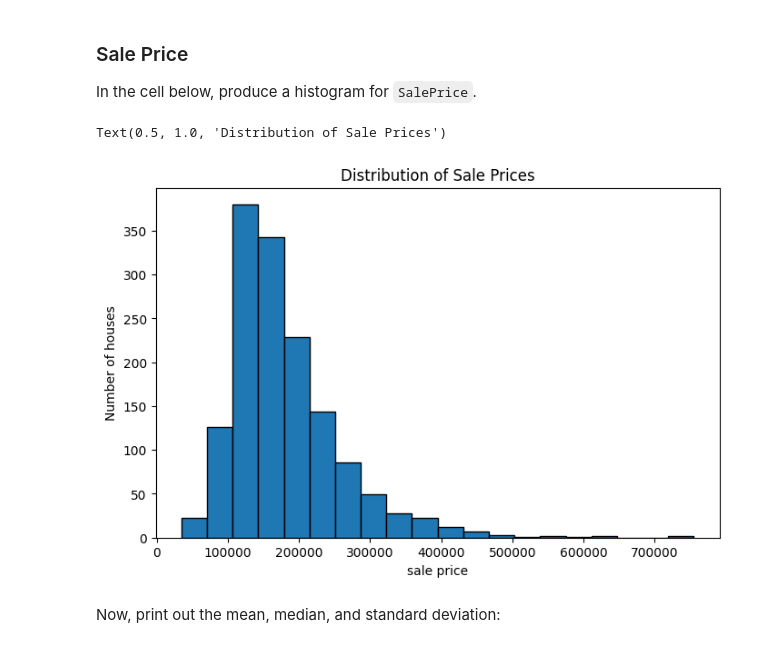
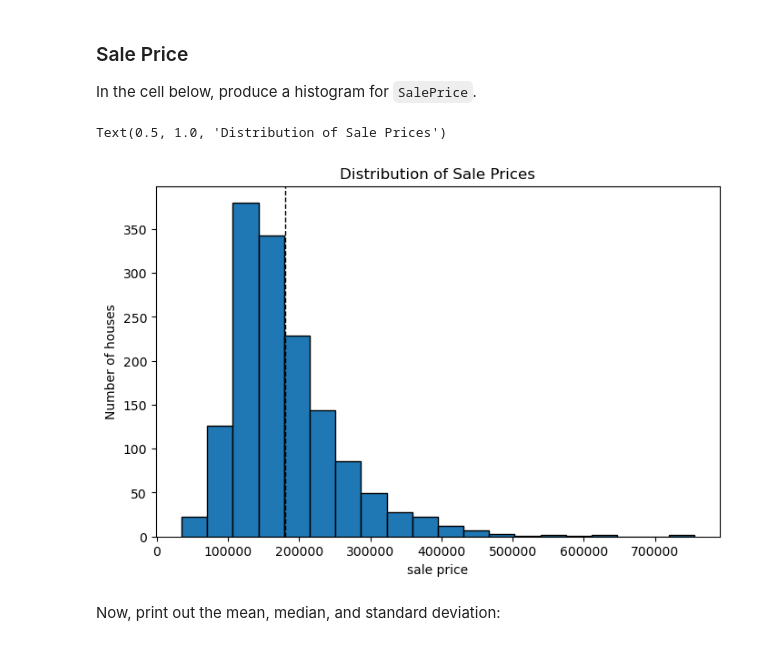
Before and after one commit to Namnyak/eda-with-pandas, a Jupyter notebook: index.ipynb, the cells around one changed output. Drawn from its saved outputs; the diff is of its cells as text; code cells hidden in the pictures.

```diff
--- a/index.ipynb
+++ b/index.ipynb
@@ -167,15 +167,17 @@ In the cell below, produce a histogram for `SalePrice`.
 # %%
 # Your code here
 sales_price_col =df['SalePrice']
+mean_sale_price = sales_price_col.mean()
 
 plt.figure(figsize=(8,5))
 plt.hist(sales_price_col, bins=20, edgecolor='black')
+plt.axvline(mean_sale_price, color='black', linestyle='dashed', linewidth=1)
 plt.xlabel('sale price')
 plt.ylabel('Number of houses')
 plt.title('Distribution of Sale Prices')
 # %% [output]
 Text(0.5, 1.0, 'Distribution of Sale Prices')
-[figure, old version]
+[figure, new version]
 # %% [markdown]
 Now, print out the mean, median, and standard deviation:
 # %%
```
Also changed, not shown: parts of 4 cells of this notebook.
